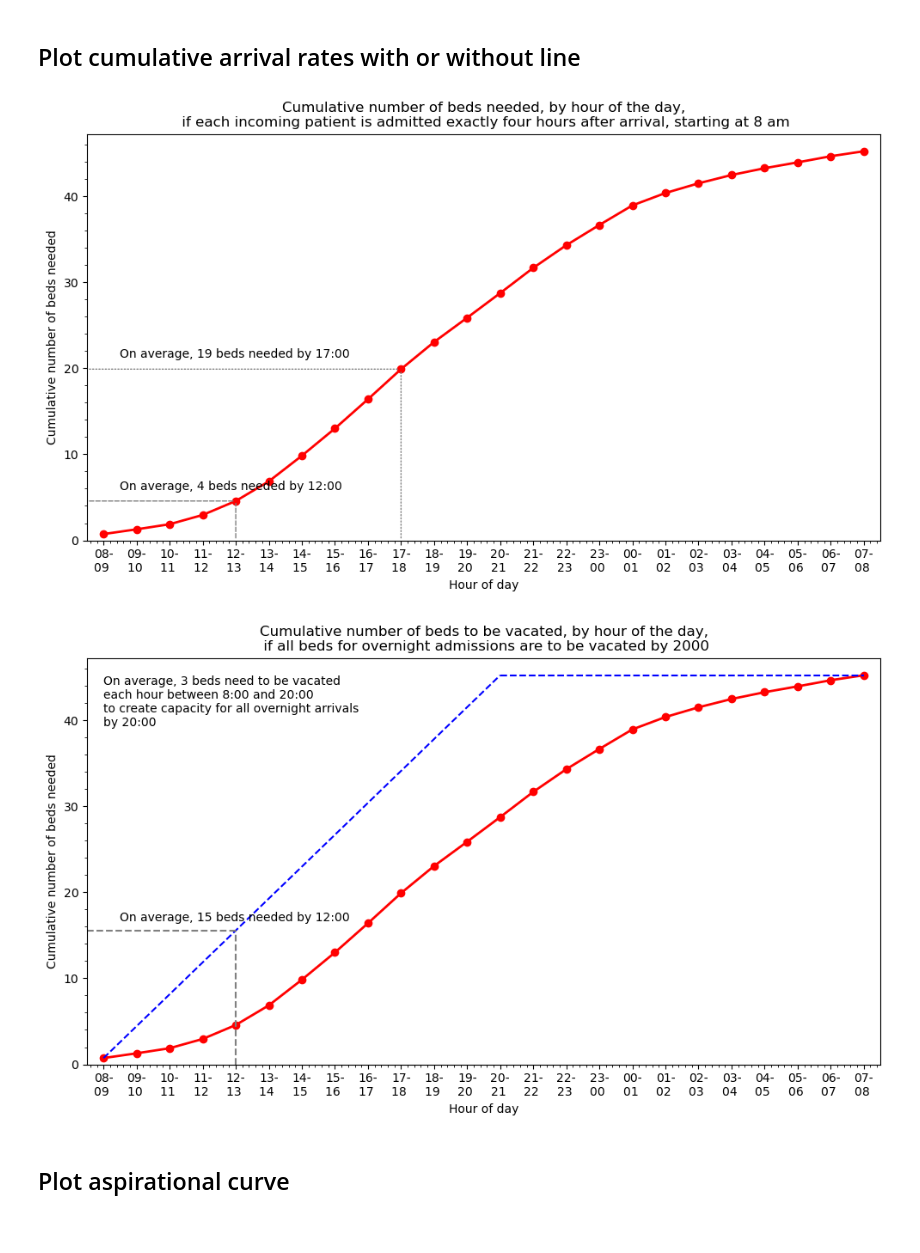
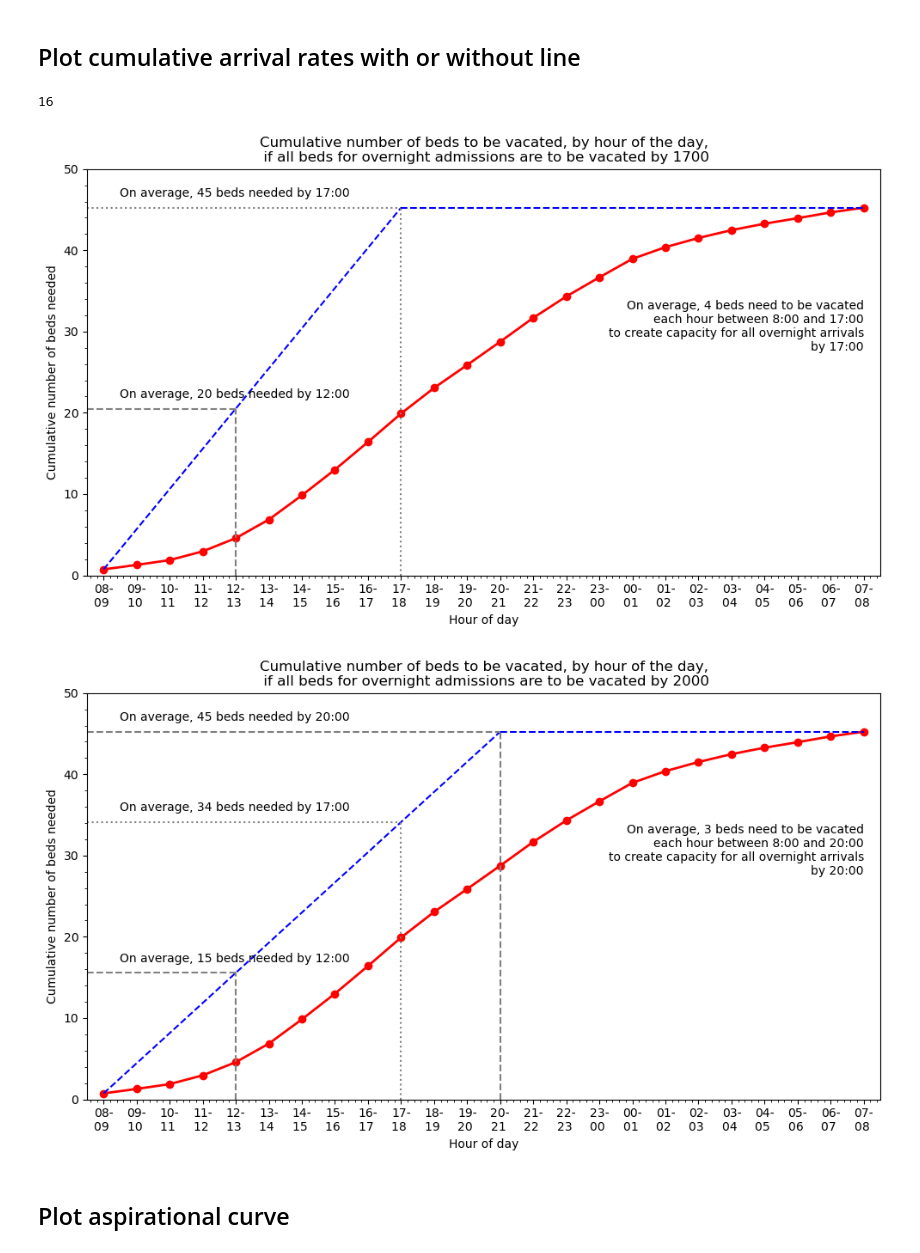
Before and after one commit to zmek/patientflow, a Jupyter notebook: notebooks/experiments/Modelling_to_show_true_demand.ipynb, the cells around one changed output. Cells and saved outputs as stored; diff of their text form; code cells hidden in the pictures.

Commit message:
hour line annotations

```diff
--- a/notebooks/experiments/Modelling_to_show_true_demand.ipynb
+++ b/notebooks/experiments/Modelling_to_show_true_demand.ipynb
@@ -142,7 +142,7 @@ hour_values = list(range(len(hour_labels)))
 # Calculate a tiny margin for the x-axis
 x_margin = 0.5  # Adjust this value as needed for a tiny margin
 
-line_styles = {12: '--', 17 : ':'}
+line_styles = {12: '--', 17 : ':', 20: '--'}
 
 
 # Assuming 'dict' is already defined
@@ -227,6 +227,10 @@ start_of_influencable_window = 8
 end_of_influencable_window = 17
 # %% [markdown]
 ## Plot cumulative arrival rates with or without line
+# %%
+hour_values[len(hour_values) - start_plot_index]
+# %% [output]
+16
 # %%
 # Cumulative arrival rates
 import numpy as np
@@ -236,7 +240,7 @@ import numpy as np
 
 title = 'Cumulative number of beds needed, by hour of the day, if each patient is admitted exactly four hours after arrival'
 
-def plot_cumulative_arrival_rates(hour_labels, arrival_rates_lagged, title, start_plot_index = 0, draw_window = None, x_margin = 0.5, file_prefix = ''):
+def plot_cumulative_arrival_rates(hour_labels, arrival_rates_lagged, title, start_plot_index = 0, draw_window = None, x_margin = 0.5, file_prefix = '', set_y_lim = None, hour_lines = [12, 17]):
 
     cumulative_arrivals_lagged = (np.cumsum(arrival_rates_lagged[start_plot_index:] + arrival_rates_lagged[0:start_plot_index]) )
 
@@ -270,30 +274,30 @@ def plot_cumulative_arrival_rates(hour_labels, arrival_rates_lagged, title, star
 
         slope = (y2 - y1) / (x2 - x1)
         plt.annotate(f'On average, {int(slope)} beds need to be vacated\neach hour between {start_of_influencable_window}:00 and {end_of_influencable_window}:00\nto create capacity for all overnight arrivals\nby {end_of_influencable_window}:00',
-             xy=(0 ,y2),
-             xytext=(0, y2), va = 'top')
+             xy=(hour_values[len(hour_values)-1] ,y2*.75),
+             xytext=(hour_values[len(hour_values)-1], y2*.75), va = 'top', ha='right')
 
-        for hour_line in [12]:
+        for hour_line in hour_lines:
             a = hour_values[hour_line-start_plot_index]
             y_a = slope * (a - x1) + y1
             plt.plot([a, a], [0, y_a], color='grey', linestyle=line_styles[hour_line])  # Dashed vertical line
             plt.plot([0-x_margin, a], [y_a, y_a], color='grey', linestyle=line_styles[hour_line])  # Dashed horizontal line
             plt.annotate(f'On average, {int(y_a)} beds needed by {hour_line}:00',
              xy=(a / 2, y_a),  # Positioning the text around the middle of the horizontal line
-             xytext=(hour_values[1] - x_margin, y_a + (y_a * 0.05)),  # Offset it slightly above the line
+             xytext=(hour_values[1] - x_margin, y_a + (1)),  # Offset it slightly above the line
              va='bottom', ha='left')  # Vertical and horizontal alignment
 
 
 
     else:
-        for hour_line in [12,17]:
+        for hour_line in hour_lines:
             plt.annotate('', xy=(hour_values[hour_line-start_plot_index], cumulative_arrivals_lagged[hour_line-start_plot_index]), xytext=(hour_values[hour_line-start_plot_index], 0),
                         arrowprops=dict(arrowstyle='-', linestyle=line_styles[hour_line], color='grey'))
             plt.annotate('', xy=(hour_values[hour_line-start_plot_index], cumulative_arrivals_lagged[hour_line-start_plot_index]), xytext=(hour_values[0] - x_margin,
                                                                                                                                            cumulative_arrivals_lagged[hour_line-start_plot_index]),
                         arrowprops=dict(arrowstyle='-', linestyle=line_styles[hour_line], color='grey'))
 
-        for hour_line in [12, 17]:
+        for hour_line in hour_lines:
             # plt.plot([], [], linestyle=line_styles[hour_line], color='grey', label=f'Number of beds needed by {hour_line}:00')
             # plt.grid(True)
             plt.annotate(f'On average, {int(cumulative_arrivals_lagged[hour_line-start_plot_index])} beds needed by {hour_line}:00',
@@ -302,6 +306,10 @@ def plot_cumulative_arrival_rates(hour_labels, arrival_rates_lagged, title, star
                          xytext=(hour_values[1] - x_margin, cumulative_arrivals_lagged[hour_line-start_plot_index] + 1
                                                     ),
                         ha='left', va='bottom', fontsize=10)
+    if set_y_lim:
+        plt.ylim(0, set_y_lim)
+    else:
+        plt.ylim(0, cumulative_arrivals_lagged[-1]  + 2)
 
     plt.title(title)
     # plt.legend(loc='upper left')
@@ -315,14 +323,18 @@ def plot_cumulative_arrival_rates(hour_labels, arrival_rates_lagged, title, star
 # plot_cumulative_arrival_rates(hour_labels, arrival_rates_lagged, title, start_plot_index = 0, , file_prefix = '3_')
 
 title = 'Cumulative number of beds needed, by hour of the day,\n if each incoming patient is admitted exactly four hours after arrival, starting at 8 am'
-plot_cumulative_arrival_rates(hour_labels, arrival_rates_lagged, title, start_plot_index = 8, file_prefix = '3_')
+# plot_cumulative_arrival_rates(hour_labels, arrival_rates_lagged, title, start_plot_index = 8, file_prefix = '3_')
-# %% [output]
-[figure, removed]
 # %%
+end_of_influencable_window = 17
 title = f'Cumulative number of beds to be vacated, by hour of the day,\n if all beds for overnight admissions are to be vacated by {end_of_influencable_window}00'
-plot_cumulative_arrival_rates(hour_labels, arrival_rates_lagged, title, start_plot_index = 8, draw_window = (start_of_influencable_window, end_of_influencable_window), file_prefix = '4_')
+plot_cumulative_arrival_rates(hour_labels, arrival_rates_lagged, title, start_plot_index = 8, draw_window = (start_of_influencable_window, end_of_influencable_window), file_prefix = '4_', set_y_lim = 50)
+
+end_of_influencable_window = 20
+title = f'Cumulative number of beds to be vacated, by hour of the day,\n if all beds for overnight admissions are to be vacated by {end_of_influencable_window}00'
+plot_cumulative_arrival_rates(hour_labels, arrival_rates_lagged, title, start_plot_index = 8, draw_window = (start_of_influencable_window, end_of_influencable_window), file_prefix = '4_', set_y_lim = 50, hour_lines = [12,17,20])
 # %% [output]
-[figure, old version]
+[figure, new version]
+[figure, added]
 # %% [markdown]
 
 ## Plot aspirational curve
```
Also changed, not shown: 2 other files.
